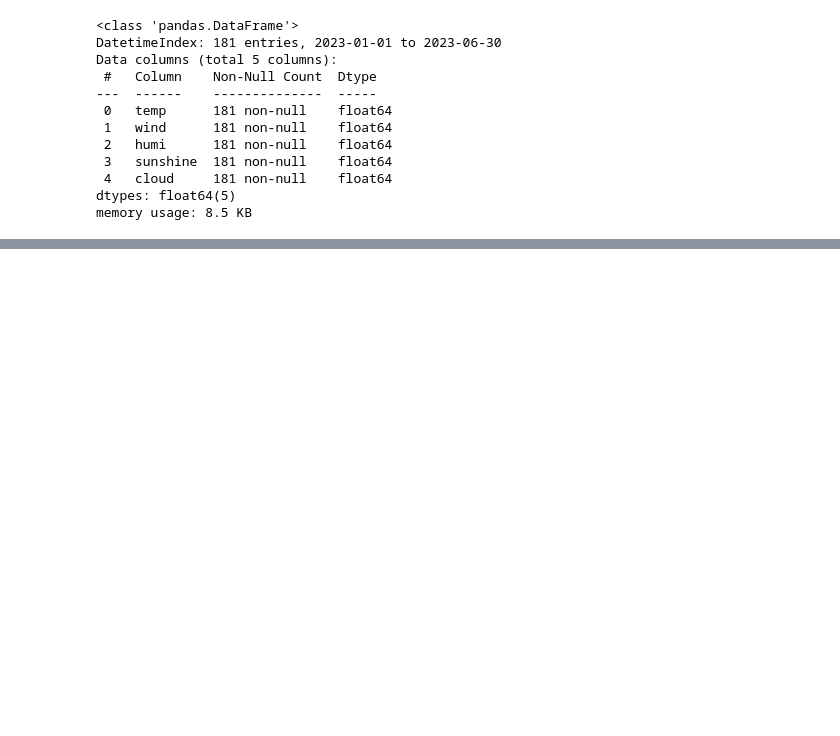
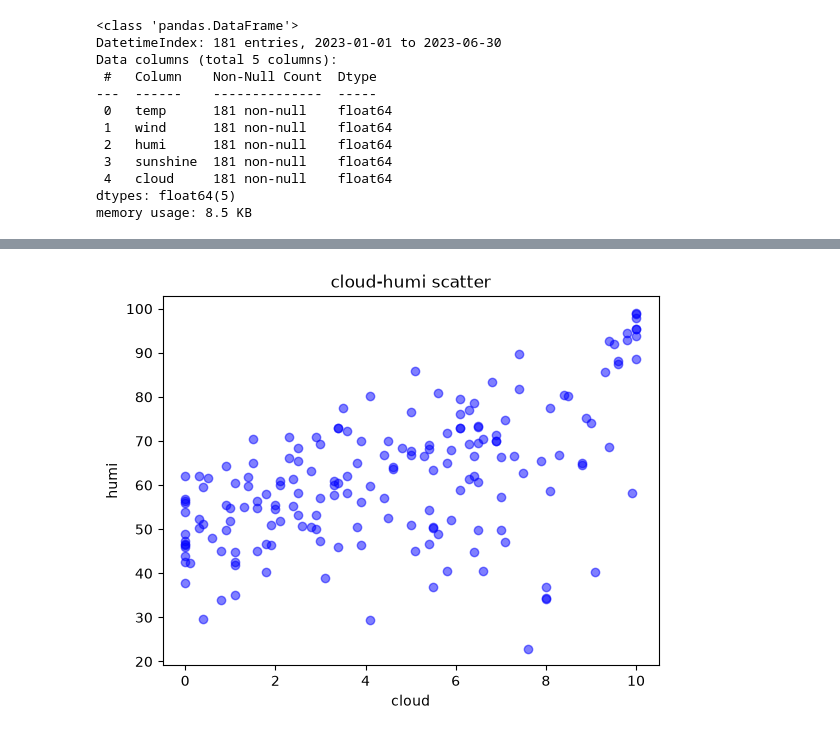
Before and after one commit to kanghyoje/--, a Jupyter notebook: 2023weather_1206.ipynb, the cells around one changed output, grey strips where cells are left out. Saved outputs shown, nothing was run; the diff lists cells and outputs as text; code cells hidden in the pictures; blank space fills up the shorter version.

```diff
--- a/2023weather_1206.ipynb
+++ b/2023weather_1206.ipynb
@@ -53,0 +101,13 @@ memory usage: 8.5 KB
+# %%
+plt.scatter(
+    weather['cloud'],
+    weather['humi'],
+    color='blue',
+    alpha=0.5
+)
+plt.title('cloud-humi scatter')
+plt.xlabel('cloud')
+plt.ylabel('humi')
+plt.show()
+# %% [output]
+[figure, added]
```
Also changed, not shown: parts of 6 cells of this notebook.
